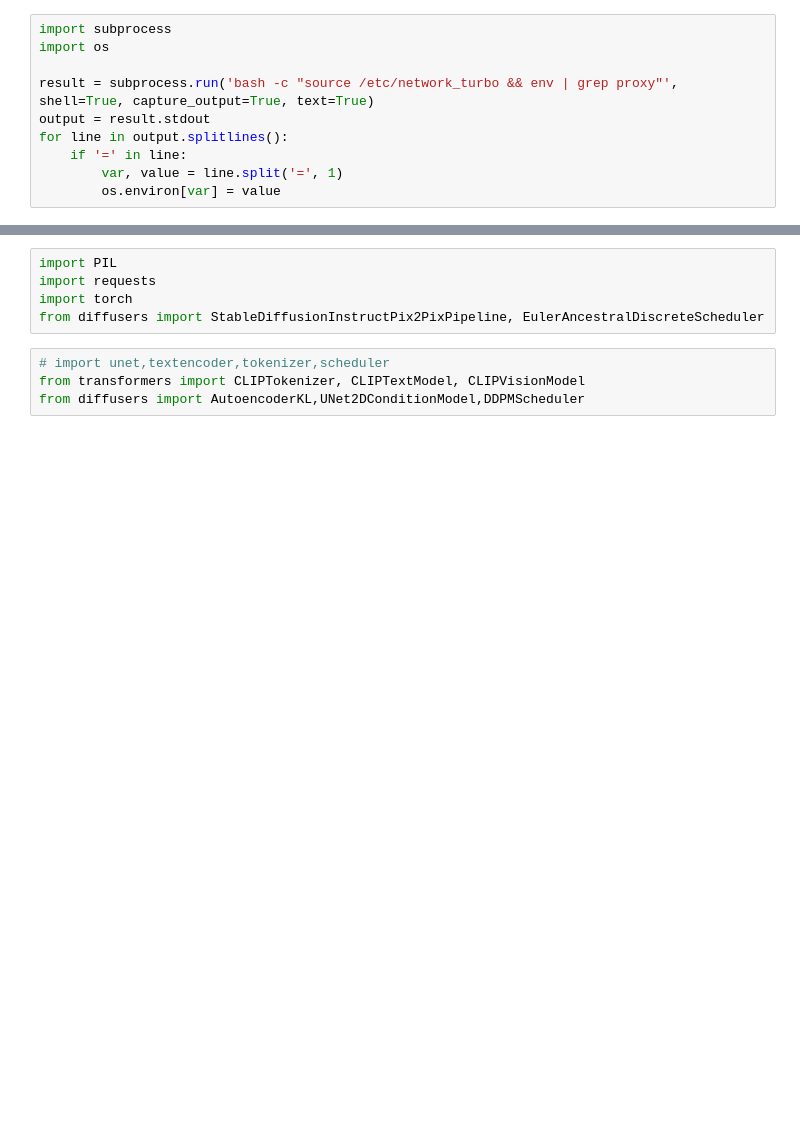
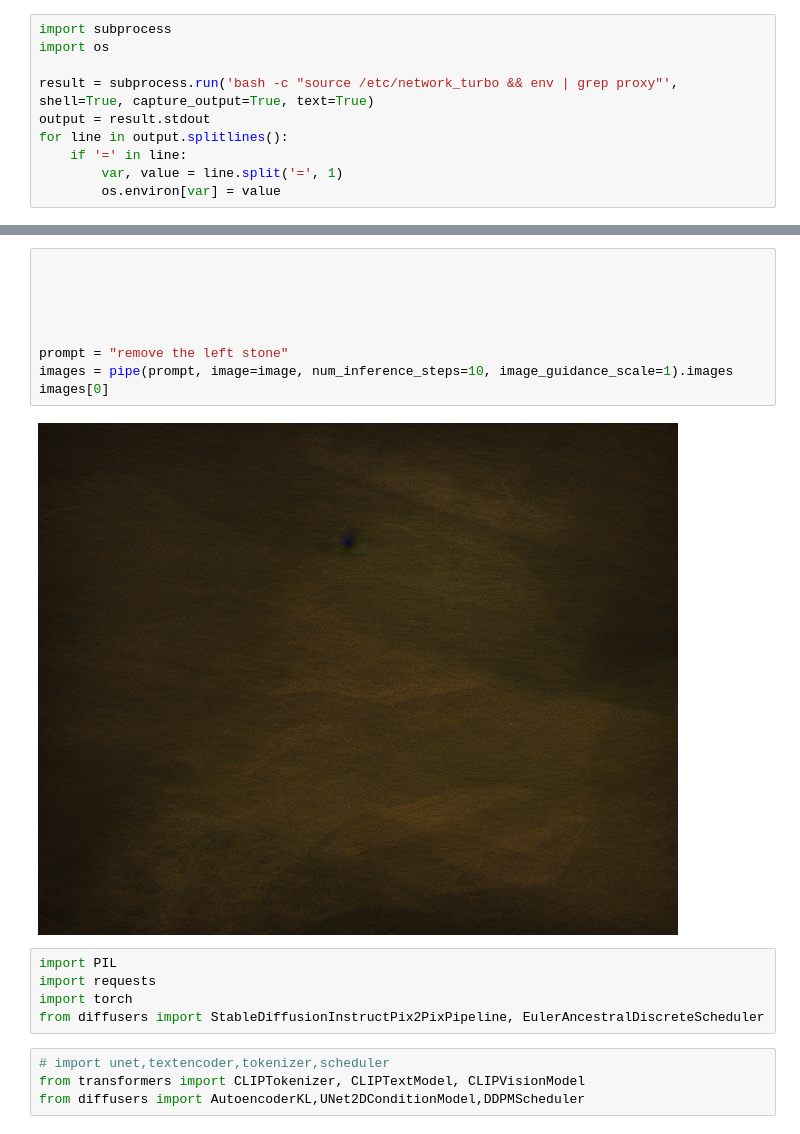
Before and after one commit to zhangchi233/final_thesis, a Jupyter notebook: ViewDiff/viewdiff/test.ipynb, the cells around one changed output, grey strips where cells are left out. Drawn from its saved outputs; the diff is of its cells as text; blank space fills up the shorter version.

```diff
--- a/ViewDiff/viewdiff/test.ipynb
+++ b/ViewDiff/viewdiff/test.ipynb
@@ -11,3 +28,14 @@ for line in output.splitlines():
+# %%
+
+
+
+
+
+prompt = "remove the left stone"
+images = pipe(prompt, image=image, num_inference_steps=10, image_guidance_scale=1).images
+images[0]
+# %% [output]
+[figure, added]
 # %%
 import PIL
 import requests
```
Also changed, not shown: parts of 2 cells of this notebook, 7 other files.
